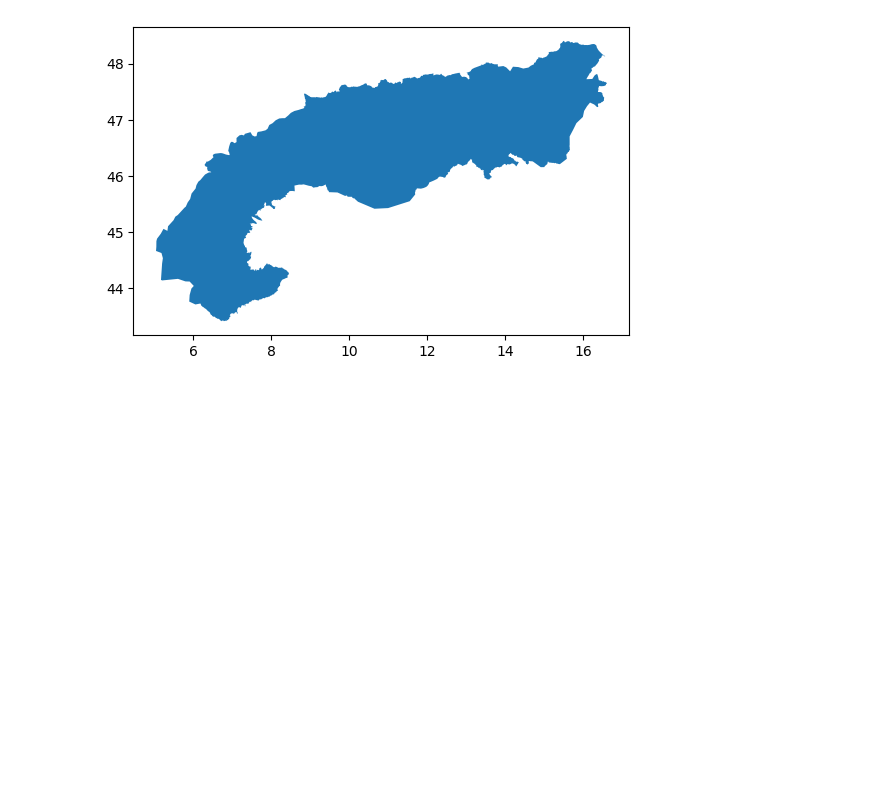
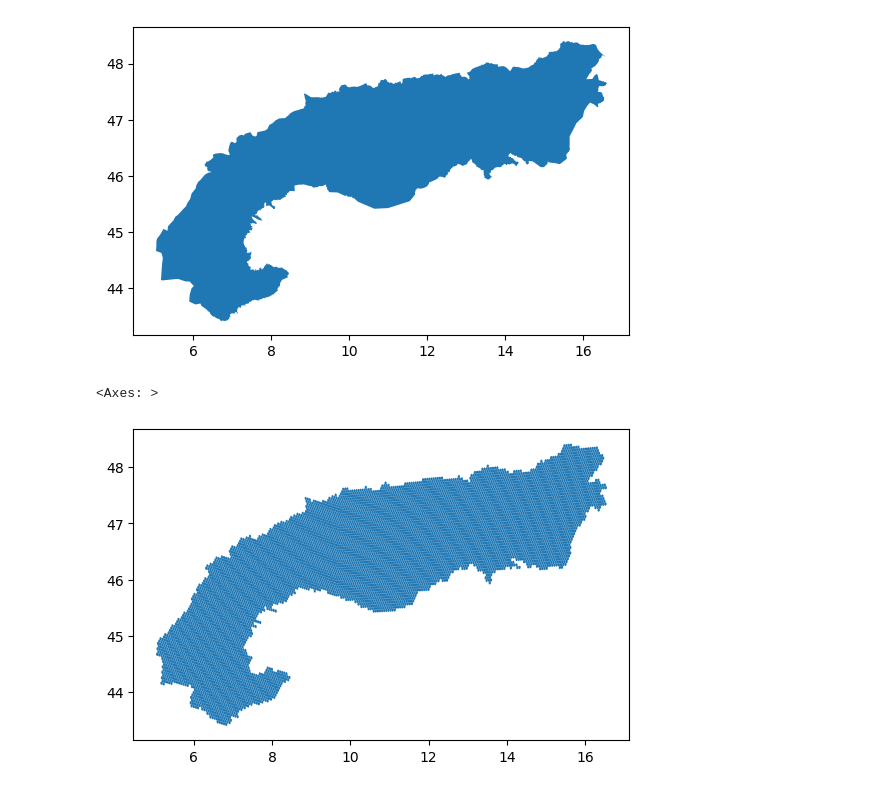
Before and after one commit to LMerbecks/Alps-height-map, a Jupyter notebook: src/getAlps.ipynb, the cells around one changed output. Drawn from its saved outputs; the diff is of its cells as text; code cells hidden in the pictures; blank space fills up the shorter version.

Commit message:
completed h3 discretization including export to geojson

```diff
--- a/src/getAlps.ipynb
+++ b/src/getAlps.ipynb
@@ -46,3 +46,15 @@ gdf_alps_boundary.plot(ax = ax)
 # %%
 alps_boundary_geojson_filename = '../data/alps_boundary.geojson'
 gdf_alps_boundary.to_file(alps_boundary_geojson_filename, driver="GeoJSON")
+# %%
+alps_geojson = json.load(open(alps_boundary_geojson_filename))
+
+alps_geometry_geojson = alps_geojson["features"][0]["geometry"]
+
+h3_resolution = 6
+
+h3_indices = h3.polyfill(alps_geometry_geojson, res=h3_resolution)
+
+df_alps_h3 = pd.DataFrame(h3_indices, columns=["h3_index"])
+# %%
+df_alps_h3["geometry"] = df_alps_h3["h3_index"].apply(h3.h3_to_geo_boundary)
@@ -48,0 +69,9 @@ gdf_alps_boundary.to_file(alps_boundary_geojson_filename, driver="GeoJSON")
+# %%
+df_alps_h3["geometry"] = df_alps_h3.geometry.apply(Polygon)
+# %%
+gdf_alps_h3 = gpd.GeoDataFrame(geometry = df_alps_h3.geometry, crs = 4326)
+gdf_alps_h3.index = df_alps_h3.h3_index
+gdf_alps_h3.plot()
+# %% [output]
+<Axes: >
+[figure, added]
```
Also changed, not shown: parts of 3 cells of this notebook, 1 other file.
